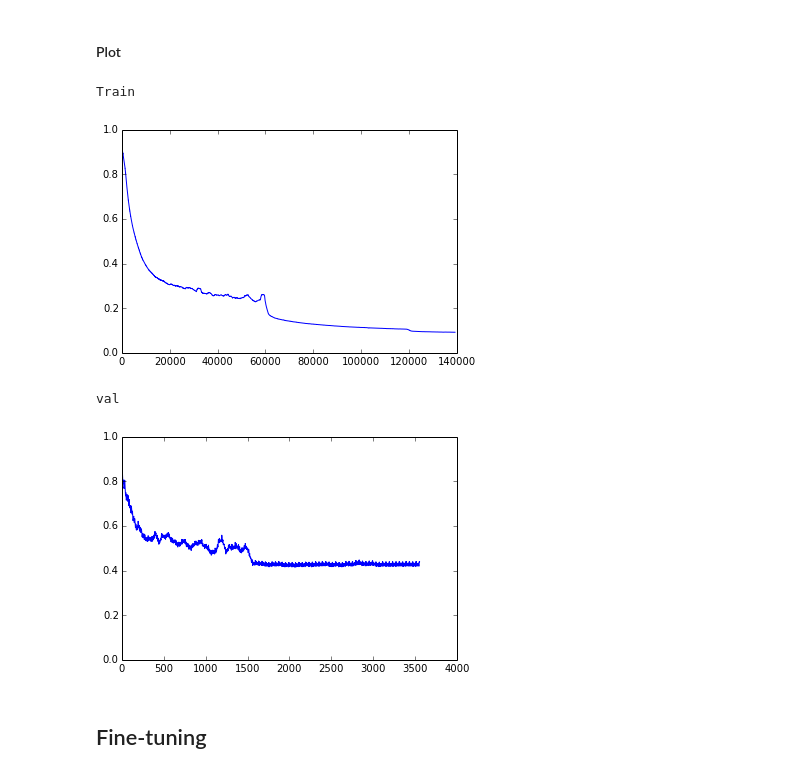
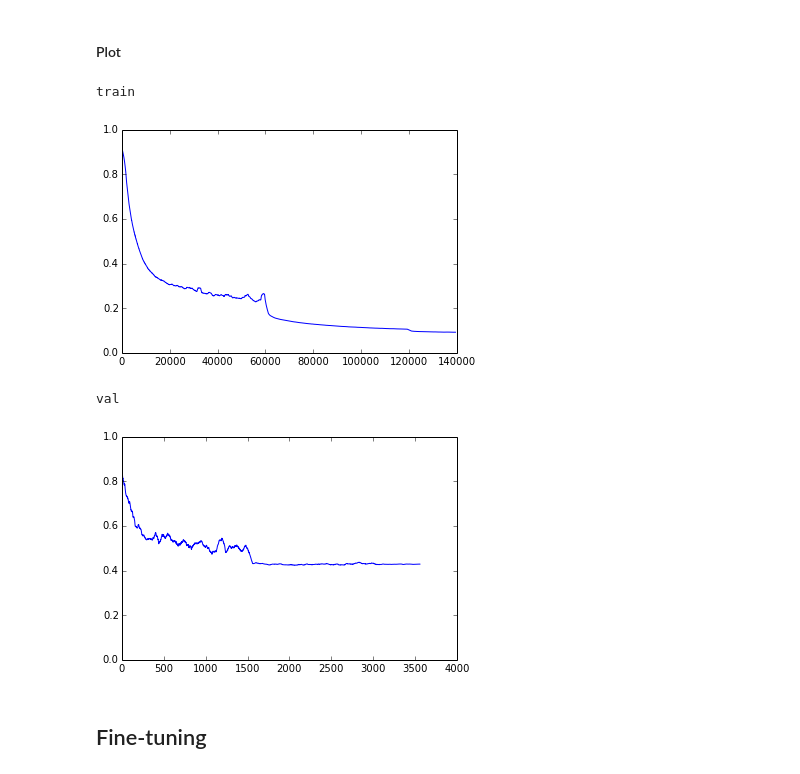
Before and after one commit to sebastian-schlecht/coco, a Jupyter notebook: experiments/evaluate_experiments.ipynb, the cells around one changed output. Drawn from its saved outputs; the diff is of its cells as text; code cells hidden in the pictures.

```diff
--- a/experiments/evaluate_experiments.ipynb
+++ b/experiments/evaluate_experiments.ipynb
@@ -163,31 +163,31 @@ RMSE  0.32206
 # %%
 current_job = Job.from_name("nyu_depth_half_thesis")
 current_job.load()
 data = current_job.data
 
 kernel_size = 1.
 
-n_epochs = 80
+n_epochs = 90
 if "train_losses" in data:
     print "train"
     train_losses = np.array(data["train_losses"]).squeeze()
-    kernel_size = len(train_losses) / 80
+    kernel_size = len(train_losses) / n_epochs
     plt.plot(np.convolve(train_losses, np.ones((kernel_size)), mode='valid') / kernel_size)
     plt.ylim(0.0, 1.0)
     plt.show()
 
 if "val_losses" in data:
     print "val"
     val_losses = np.array(data["val_losses"]).squeeze()
-    kernel_size = len(val_losses) / 80
+    kernel_size = len(val_losses) / n_epochs
     plt.plot(np.convolve(val_losses[:], np.ones((kernel_size)), mode='valid') /  kernel_size)
     plt.ylim(0.0, 1.0)
     plt.show()
 # %% [output]
-Train
+train
 [figure]
 val
-[figure, old version]
+[figure, new version]
 # %% [markdown]
 ## Fine-tuning
 # %%
```
Also changed, not shown: parts of 4 cells of this notebook, 4 other files.
